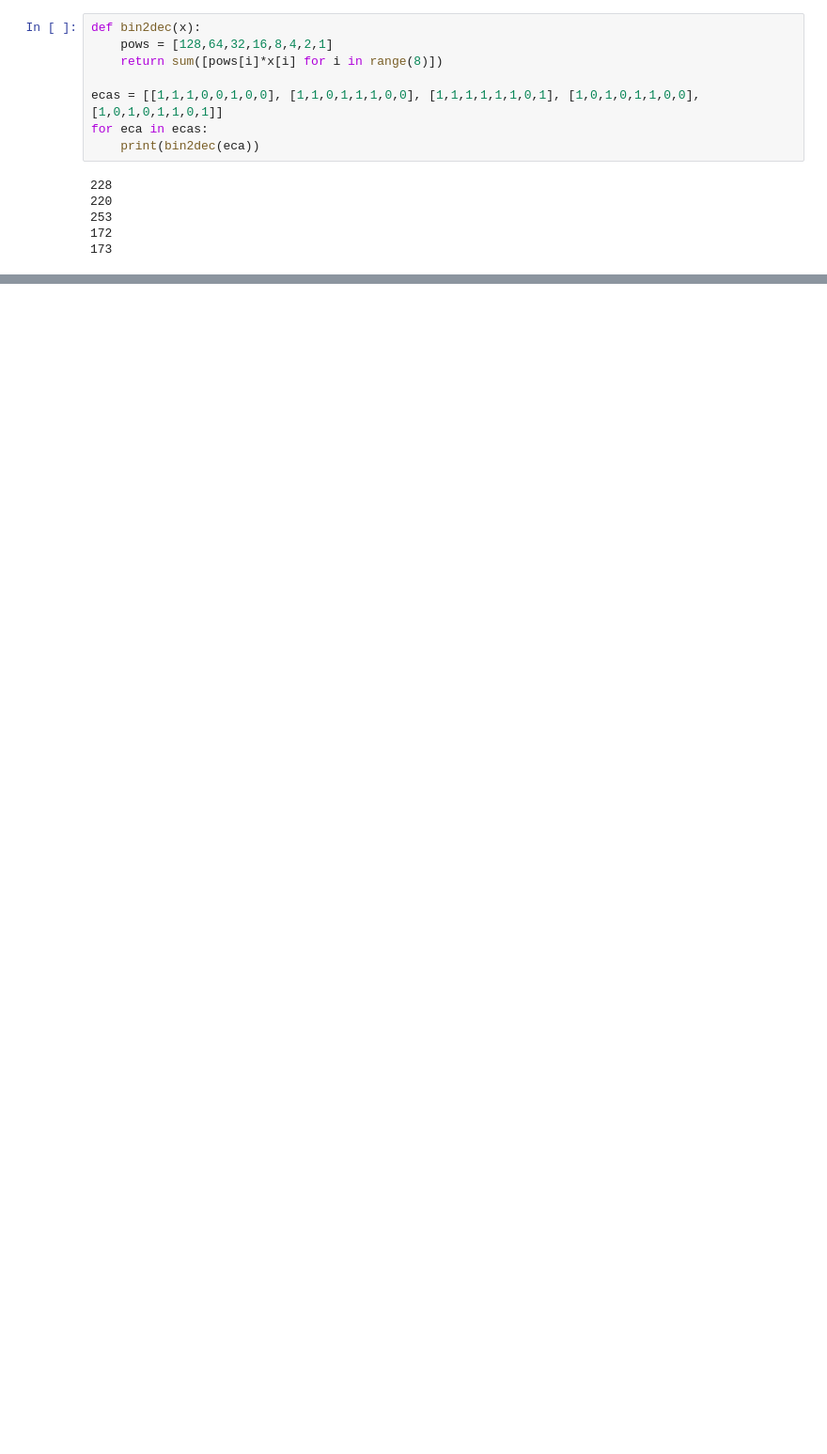
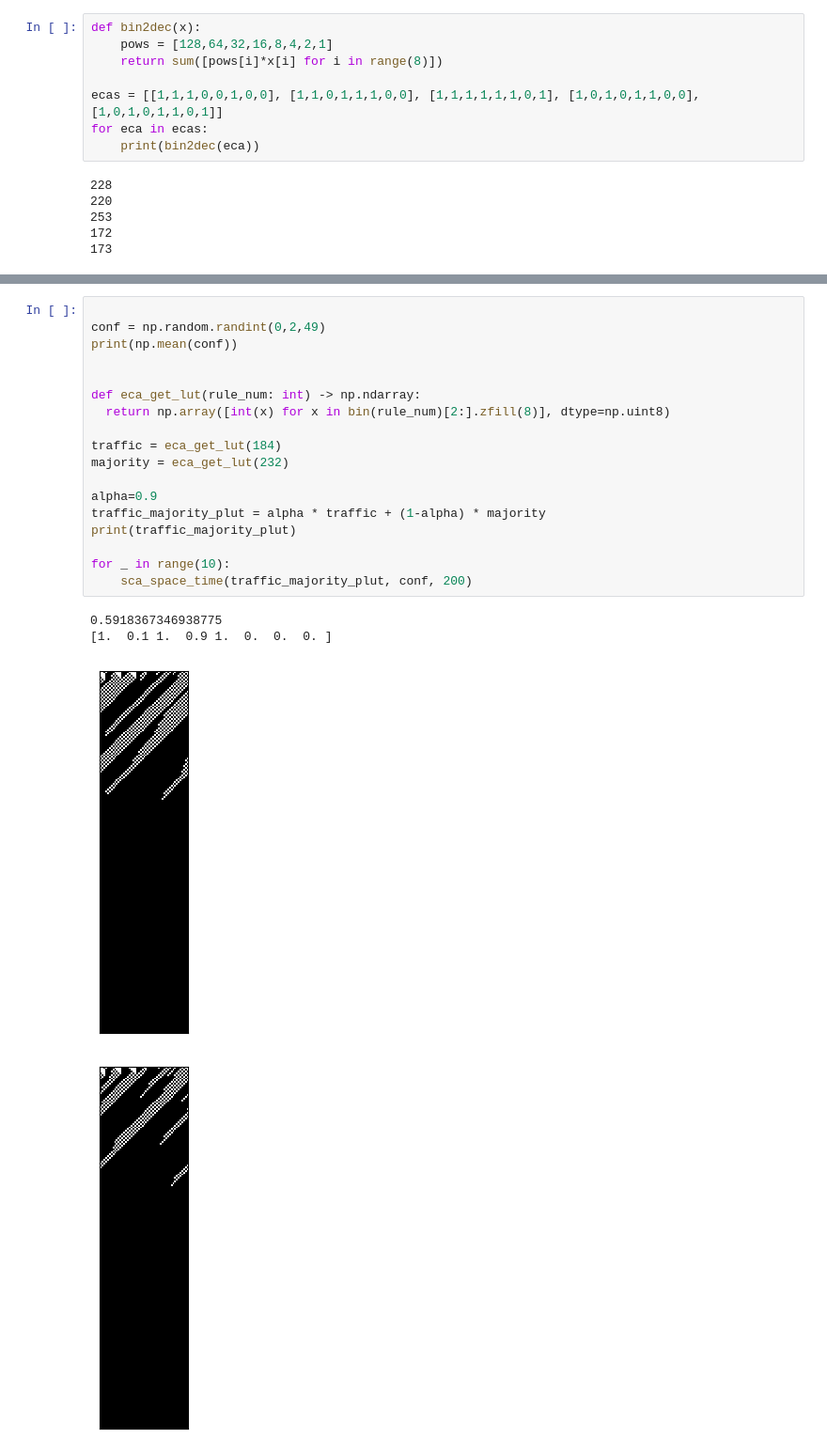
Before and after one commit to houp/ca-class, a Jupyter notebook: sca_intro.ipynb, the cells around one changed output, grey strips where cells are left out. Shown at 94% size. Drawn from its saved outputs; the diff is of its cells as text; blank space fills up the shorter version.

```diff
--- a/sca_intro.ipynb
+++ b/sca_intro.ipynb
@@ -99 +99,24 @@ for _ in range(20):
 ... (9 outputs left out)
+# %%
+
+conf = np.random.randint(0,2,49)
+print(np.mean(conf))
+
+
+def eca_get_lut(rule_num: int) -> np.ndarray:
+  return np.array([int(x) for x in bin(rule_num)[2:].zfill(8)], dtype=np.uint8)
+
+traffic = eca_get_lut(184)
+majority = eca_get_lut(232)
+
+alpha=0.9
+traffic_majority_plut = alpha * traffic + (1-alpha) * majority
+print(traffic_majority_plut)
+
+for _ in range(10):
+    sca_space_time(traffic_majority_plut, conf, 200)
+# %% [output]
+0.5918367346938775
+[1.  0.1 1.  0.9 1.  0.  0.  0. ]
+[figure, added]
+[figure, added]
```
Also changed, not shown: parts of 7 cells of this notebook.
